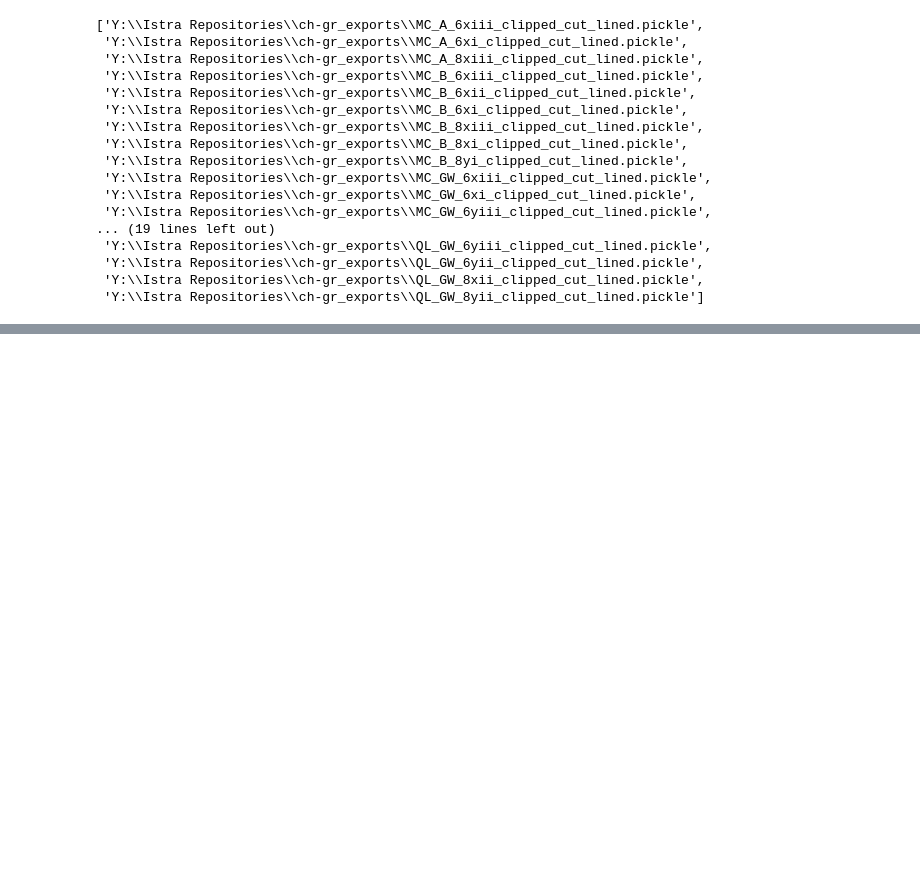
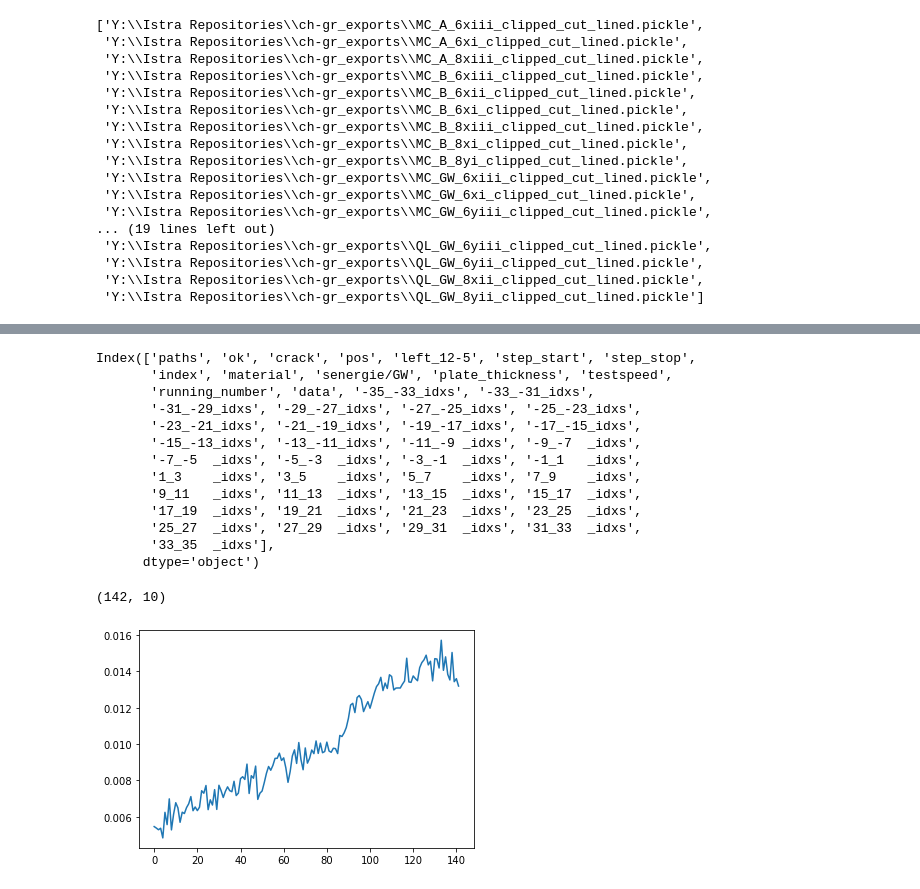
Before and after one commit to KMDE-10/DIC, a Jupyter notebook: pickle_import_analys.ipynb, the cells around one changed output, grey strips where cells are left out. Drawn from its saved outputs; the diff is of its cells as text; code cells hidden in the pictures; blank space fills up the shorter version.

```diff
--- a/pickle_import_analys.ipynb
+++ b/pickle_import_analys.ipynb
@@ -198,0 +235,29 @@ tests_df['33_35']    =
+# %%
+
+def df_loc_strain(df,left,right):
+    strain_p1=[]
+    for i in df.index:
+        strain_p1.append(df.loc[i,(      'strains',          'strain_p1')].loc[left:right].mean())
+    #display(strain_p1)
+    #plt.plot(strain_p1)
+    return(strain_p1)
+
+display(tests_df.columns)
+plt.plot(df_loc_strain(tests_df.data[0],tests_df['15_17  _idxs'][0][1],tests_df['15_17  _idxs'][0][2]))
+display(tests_df.data[0].shape)
+# %% [output]
+Index(['paths', 'ok', 'crack', 'pos', 'left_12-5', 'step_start', 'step_stop',
+       'index', 'material', 'senergie/GW', 'plate_thickness', 'testspeed',
+       'running_number', 'data', '-35_-33_idxs', '-33_-31_idxs',
+       '-31_-29_idxs', '-29_-27_idxs', '-27_-25_idxs', '-25_-23_idxs',
+       '-23_-21_idxs', '-21_-19_idxs', '-19_-17_idxs', '-17_-15_idxs',
+       '-15_-13_idxs', '-13_-11_idxs', '-11_-9 _idxs', '-9_-7  _idxs',
+       '-7_-5  _idxs', '-5_-3  _idxs', '-3_-1  _idxs', '-1_1   _idxs',
+       '1_3    _idxs', '3_5    _idxs', '5_7    _idxs', '7_9    _idxs',
+       '9_11   _idxs', '11_13  _idxs', '13_15  _idxs', '15_17  _idxs',
+       '17_19  _idxs', '19_21  _idxs', '21_23  _idxs', '23_25  _idxs',
+       '25_27  _idxs', '27_29  _idxs', '29_31  _idxs', '31_33  _idxs',
+       '33_35  _idxs'],
+      dtype='object')
+(142, 10)
+[figure, added]
```
Also changed, not shown: parts of 11 cells of this notebook, 1 other file.
